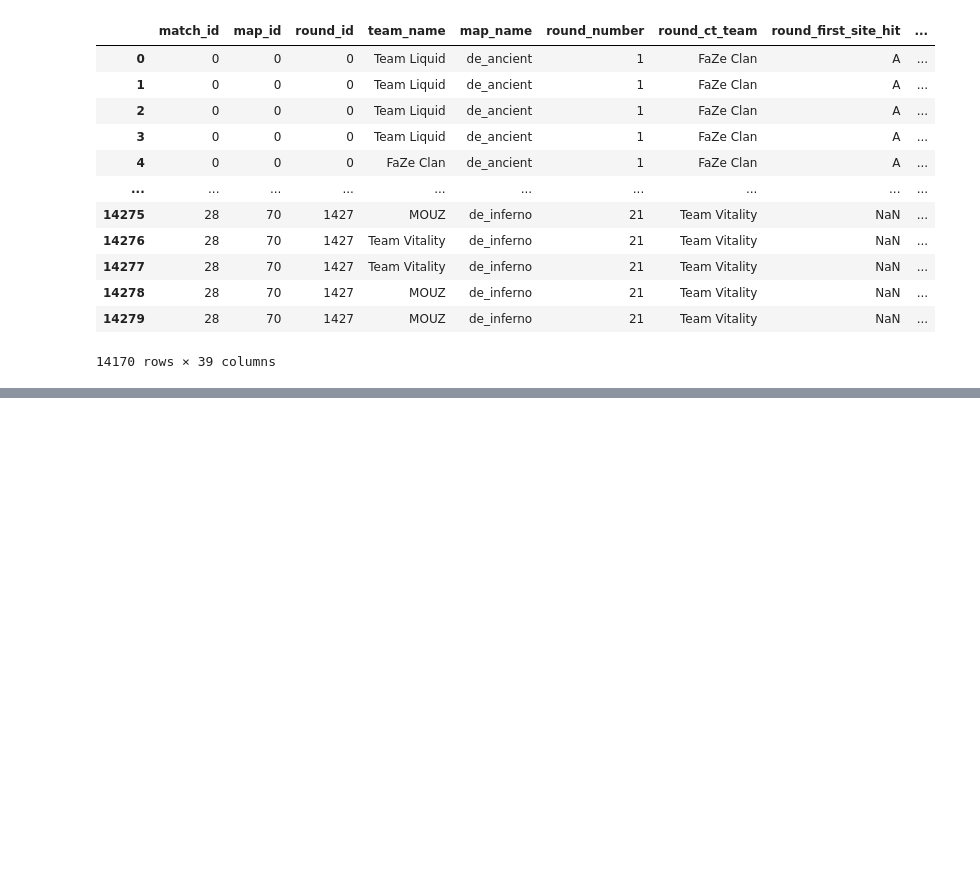
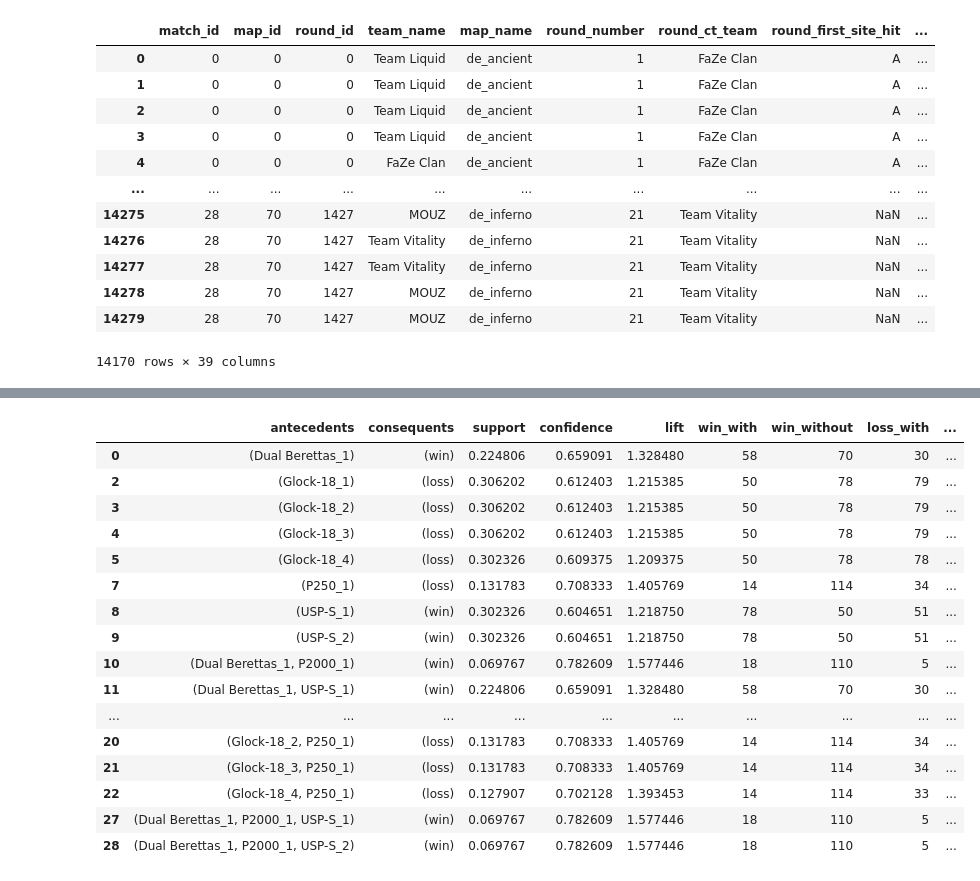
Before and after one commit to iwillreku3206/CSMODEL-MP, a Jupyter notebook: inventory.ipynb, the cells around one changed output, grey strips where cells are left out. Saved outputs shown, nothing was run; the diff lists cells and outputs as text; code cells hidden in the pictures; blank space fills up the shorter version.

Commit message:
inventory wooweeheehee

```diff
--- a/inventory.ipynb
+++ b/inventory.ipynb
@@ -181 +153,5 @@ baskets_df
+# %%
+def mark_duplicates_in_df(baskets_df: pd.DataFrame):
+    baskets_df = baskets_df.assign(marked_basket=baskets_df['basket'].apply(mark_duplicates))
+    return baskets_df
 # %%
@@ -219,8 +180,9 @@ def extract_highest(set: frozenset[str]):
         items += [item + "_" + str(outset[item])]
     return frozenset(items)
 
-winloss_rules = winloss_rules.assign(antecedents=winloss_rules['antecedents'].apply(extract_highest))
-winloss_rules = winloss_rules.drop_duplicates()
-winloss_rules = winloss_rules.reset_index().drop(columns=['index'])
-winloss_rules = winloss_rules[['antecedents', 'consequents', 'support', 'confidence', 'lift']]
-winloss_rules
+def process_winloss_df(winloss_rules: pd.DataFrame):
+    winloss_rules = winloss_rules.assign(antecedents=winloss_rules['antecedents'].apply(extract_highest))
+    winloss_rules = winloss_rules.drop_duplicates()
+    winloss_rules = winloss_rules.reset_index().drop(columns=['index'])
+    winloss_rules = winloss_rules[['antecedents', 'consequents', 'support', 'confidence', 'lift']]
+    return winloss_rules
@@ -300,0 +233,10 @@ winloss_rules.sort_values(by='confidence', ascending=True)
+# %%
+def get_rules_chisquare_table(demos_df: pd.DataFrame, min_rounds, alpha):
+    baskets_df = create_baskets_df(demos_df)
+    baskets_df = mark_duplicates_in_df(baskets_df)
+
+    rules_df = generate_rules_df(baskets_df, min_rounds)
+    rules_df = process_winloss_df(rules_df)
+    rules_df = get_chi_square_counts(baskets_df, rules_df)
+    rules_df = get_chisquare_table(rules_df, alpha)
+    return rules_df
@@ -300,0 +259,27 @@ winloss_rules.sort_values(by='confidence', ascending=True)
+# %%
+# pistol rounds
+pistol_round_rules = get_rules_chisquare_table(
+    demos_inventory.loc[
+        (demos_inventory['round_number'] == 1)
+        | (demos_inventory['round_number'] == 13)
+        ], 2, 0.05)
+
+pistol_round_rules.loc[pistol_round_rules['chi2_result'] == "dependent"]
+# %% [output]
+|  | antecedents | consequents | support | confidence | lift | win_with | win_without | loss_with | ... |
+| 0 | (Dual Berettas_1) | (win) | 0.224806 | 0.659091 | 1.328480 | 58 | 70 | 30 | ... |
+| 2 | (Glock-18_1) | (loss) | 0.306202 | 0.612403 | 1.215385 | 50 | 78 | 79 | ... |
+| 3 | (Glock-18_2) | (loss) | 0.306202 | 0.612403 | 1.215385 | 50 | 78 | 79 | ... |
+| 4 | (Glock-18_3) | (loss) | 0.306202 | 0.612403 | 1.215385 | 50 | 78 | 79 | ... |
+| 5 | (Glock-18_4) | (loss) | 0.302326 | 0.609375 | 1.209375 | 50 | 78 | 78 | ... |
+| 7 | (P250_1) | (loss) | 0.131783 | 0.708333 | 1.405769 | 14 | 114 | 34 | ... |
+| 8 | (USP-S_1) | (win) | 0.302326 | 0.604651 | 1.218750 | 78 | 50 | 51 | ... |
+| 9 | (USP-S_2) | (win) | 0.302326 | 0.604651 | 1.218750 | 78 | 50 | 51 | ... |
+| 10 | (Dual Berettas_1, P2000_1) | (win) | 0.069767 | 0.782609 | 1.577446 | 18 | 110 | 5 | ... |
+| 11 | (Dual Berettas_1, USP-S_1) | (win) | 0.224806 | 0.659091 | 1.328480 | 58 | 70 | 30 | ... |
+| ... | ... | ... | ... | ... | ... | ... | ... | ... | ... |
+| 20 | (Glock-18_2, P250_1) | (loss) | 0.131783 | 0.708333 | 1.405769 | 14 | 114 | 34 | ... |
+| 21 | (Glock-18_3, P250_1) | (loss) | 0.131783 | 0.708333 | 1.405769 | 14 | 114 | 34 | ... |
+| 22 | (Glock-18_4, P250_1) | (loss) | 0.127907 | 0.702128 | 1.393453 | 14 | 114 | 33 | ... |
+| 27 | (Dual Berettas_1, P2000_1, USP-S_1) | (win) | 0.069767 | 0.782609 | 1.577446 | 18 | 110 | 5 | ... |
+| 28 | (Dual Berettas_1, P2000_1, USP-S_2) | (win) | 0.069767 | 0.782609 | 1.577446 | 18 | 110 | 5 | ... |
```
Also changed, not shown: parts of 10 cells of this notebook.
